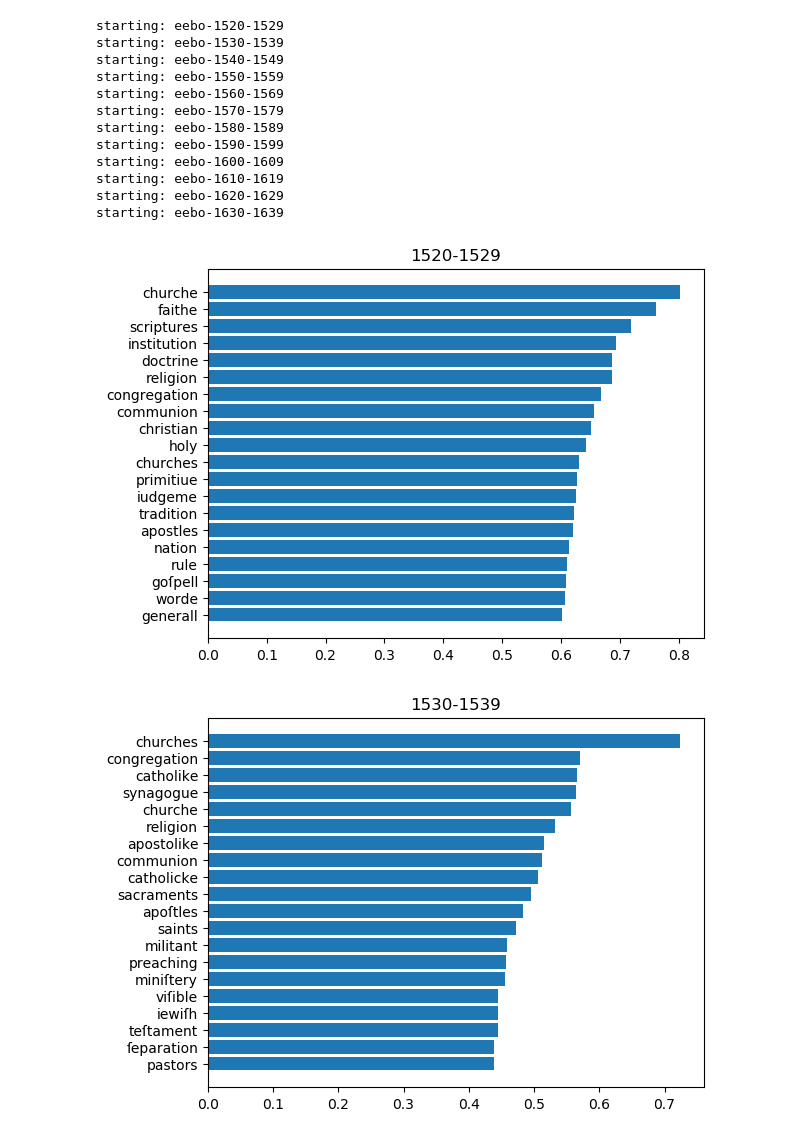
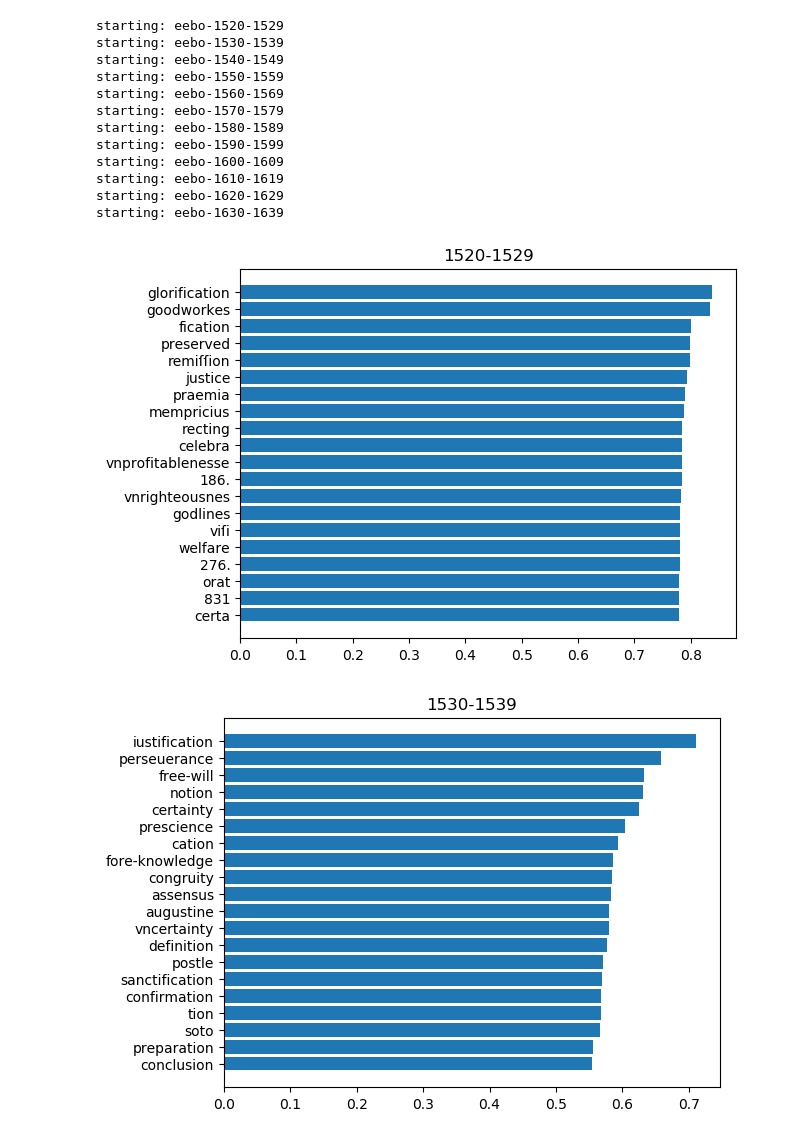
Before and after one commit to catherinedparnell/Cultural-Analytics-IS, a Jupyter notebook: notebooks/eebo-vectors-over-time_v1.ipynb, the cells around one changed output. Cells and saved outputs as stored; diff of their text form; code cells hidden in the pictures.

```diff
--- a/notebooks/eebo-vectors-over-time_v1.ipynb
+++ b/notebooks/eebo-vectors-over-time_v1.ipynb
@@ -54,18 +54,18 @@ import matplotlib.pyplot as plt
 import numpy as np
 # %%
 for d in eebo_models.keys():
-    sim = eebo_models[d].most_similar("church",topn=20)
+    sim = eebo_models[d].most_similar("predestination",topn=20)
     title = d.replace("eebo-","")
     plt.rcdefaults()
     ig, ax = plt.subplots()
     y = np.arange(len(sim))
     labels = [x[0] for x in sim]
     ax.barh(y,[x[1] for x in sim])
     ax.set_yticks(y)
     ax.set_yticklabels(labels)
     ax.invert_yaxis()
     plt.title(title)
     plt.show()
 # %% [output]
-[figure, old version]
+[figure, new version]
-[figure, old version]
+[figure, new version]
```
Also changed, not shown: parts of 1 cell of this notebook.
